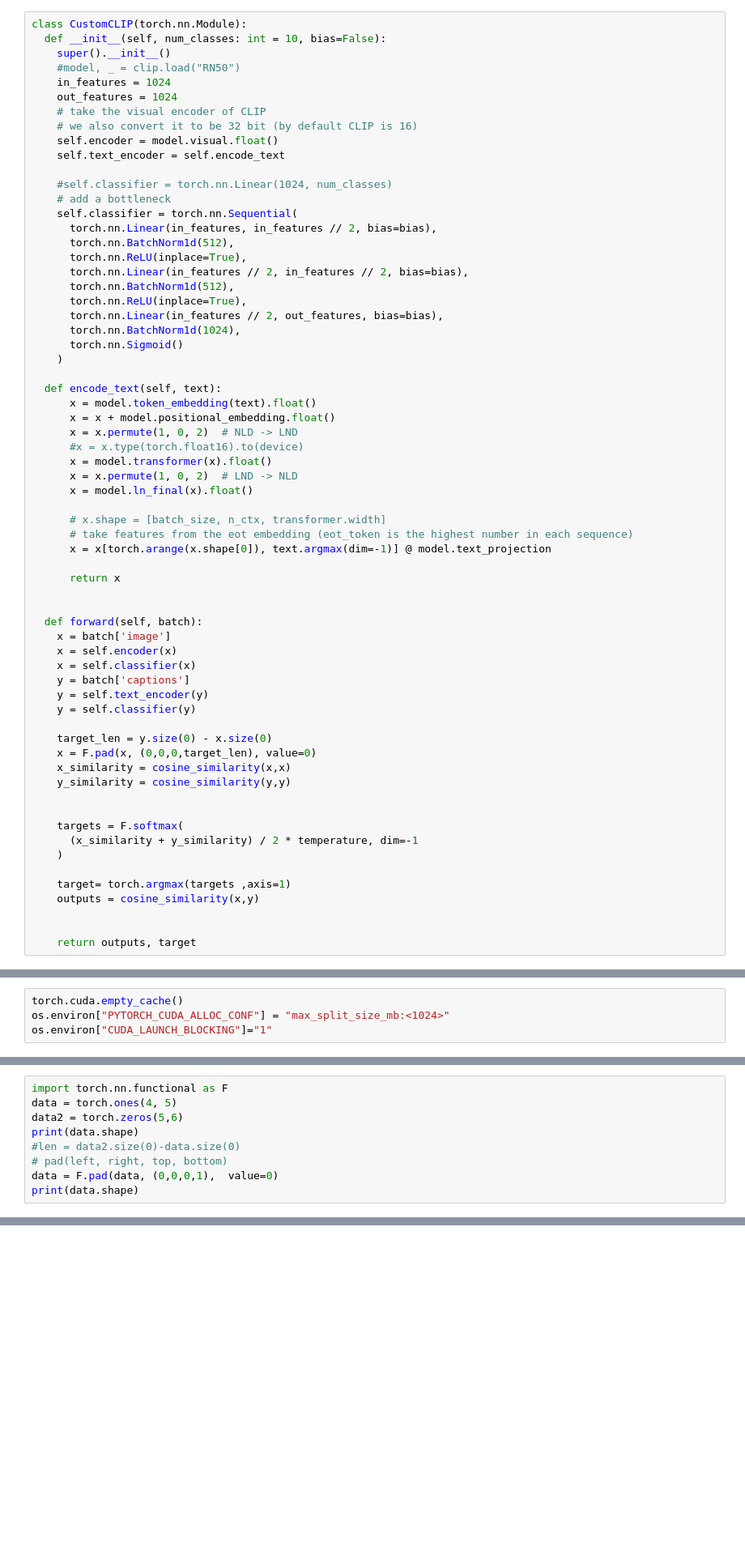
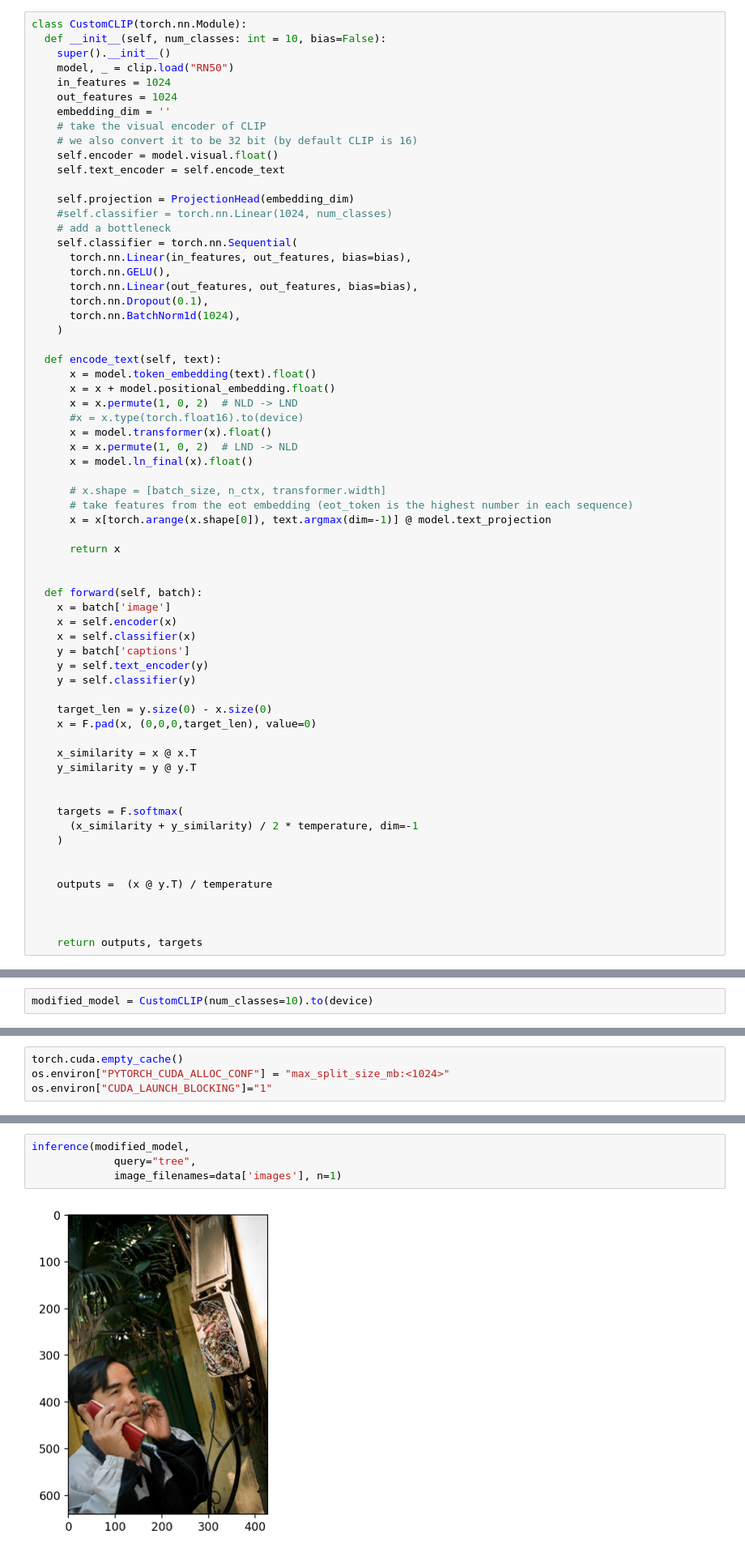
Before and after one commit to farihachaiti/DL_Project_2023, a Jupyter notebook: DL_Project.ipynb, the cells around one changed output, grey strips where cells are left out. Shown at 81% size. Drawn from its saved outputs; the diff is of its cells as text; blank space fills up the shorter version.

```diff
--- a/DL_Project.ipynb
+++ b/DL_Project.ipynb
@@ -547,26 +492,24 @@ def test_step_zero_shot_clip(net, data_loader, texts_z):
 class CustomCLIP(torch.nn.Module):
   def __init__(self, num_classes: int = 10, bias=False):
     super().__init__()
-    #model, _ = clip.load("RN50")
+    model, _ = clip.load("RN50")
     in_features = 1024
     out_features = 1024
+    embedding_dim = ''
     # take the visual encoder of CLIP
     # we also convert it to be 32 bit (by default CLIP is 16)
     self.encoder = model.visual.float()
     self.text_encoder = self.encode_text
 
+    self.projection = ProjectionHead(embedding_dim)
     #self.classifier = torch.nn.Linear(1024, num_classes)
     # add a bottleneck
     self.classifier = torch.nn.Sequential(
-      torch.nn.Linear(in_features, in_features // 2, bias=bias),
-      torch.nn.BatchNorm1d(512),
-      torch.nn.ReLU(inplace=True),
-      torch.nn.Linear(in_features // 2, in_features // 2, bias=bias),
-      torch.nn.BatchNorm1d(512),
-      torch.nn.ReLU(inplace=True),
-      torch.nn.Linear(in_features // 2, out_features, bias=bias),
+      torch.nn.Linear(in_features, out_features, bias=bias),
+      torch.nn.GELU(),
+      torch.nn.Linear(out_features, out_features, bias=bias),
+      torch.nn.Dropout(0.1),
       torch.nn.BatchNorm1d(1024),
-      torch.nn.Sigmoid()
     )
 
   def encode_text(self, text):
@@ -595,19 +538,21 @@ class CustomCLIP(torch.nn.Module):
 
     target_len = y.size(0) - x.size(0)
     x = F.pad(x, (0,0,0,target_len), value=0)
-    x_similarity = cosine_similarity(x,x)
-    y_similarity = cosine_similarity(y,y)
+
+    x_similarity = x @ x.T
+    y_similarity = y @ y.T
 
 
     targets = F.softmax(
       (x_similarity + y_similarity) / 2 * temperature, dim=-1
     )
 
-    target= torch.argmax(targets ,axis=1)
-    outputs = cosine_similarity(x,y)
+
+    outputs =  (x @ y.T) / temperature
 
 
-    return outputs, target
+
+    return outputs, targets
 # %%
 def pad_sequence(batch):
   return torch.nn.utils.rnn.pad_sequence(batch, batch_first=True, padding_value=0)
@@ -683,6 +630,8 @@ def get_data(data_dir, batch_size=32, transform=True, target_transform=True, tes
 def log_values(writer, step, loss, accuracy, prefix):
   writer.add_scalar(f"{prefix}/loss", loss, step)
   writer.add_scalar(f"{prefix}/accuracy", accuracy, step)
+# %%
+modified_model = CustomCLIP(num_classes=10).to(device)
 # %%
 # main funcition
 def main(
@@ -778,9 +773,0 @@ Before training:
-# %%
-import torch.nn.functional as F
-data = torch.ones(4, 5)
-data2 = torch.zeros(5,6)
-print(data.shape)
-#len = data2.size(0)-data.size(0)
-# pad(left, right, top, bottom)
-data = F.pad(data, (0,0,0,1),  value=0)
-print(data.shape)
@@ -789,0 +902,6 @@ torch.Size([5, 5])
+# %%
+inference(modified_model,
+             query="tree",
+             image_filenames=data['images'], n=1)
+# %% [output]
+[figure, added]
```
Also changed, not shown: parts of 24 cells of this notebook.
